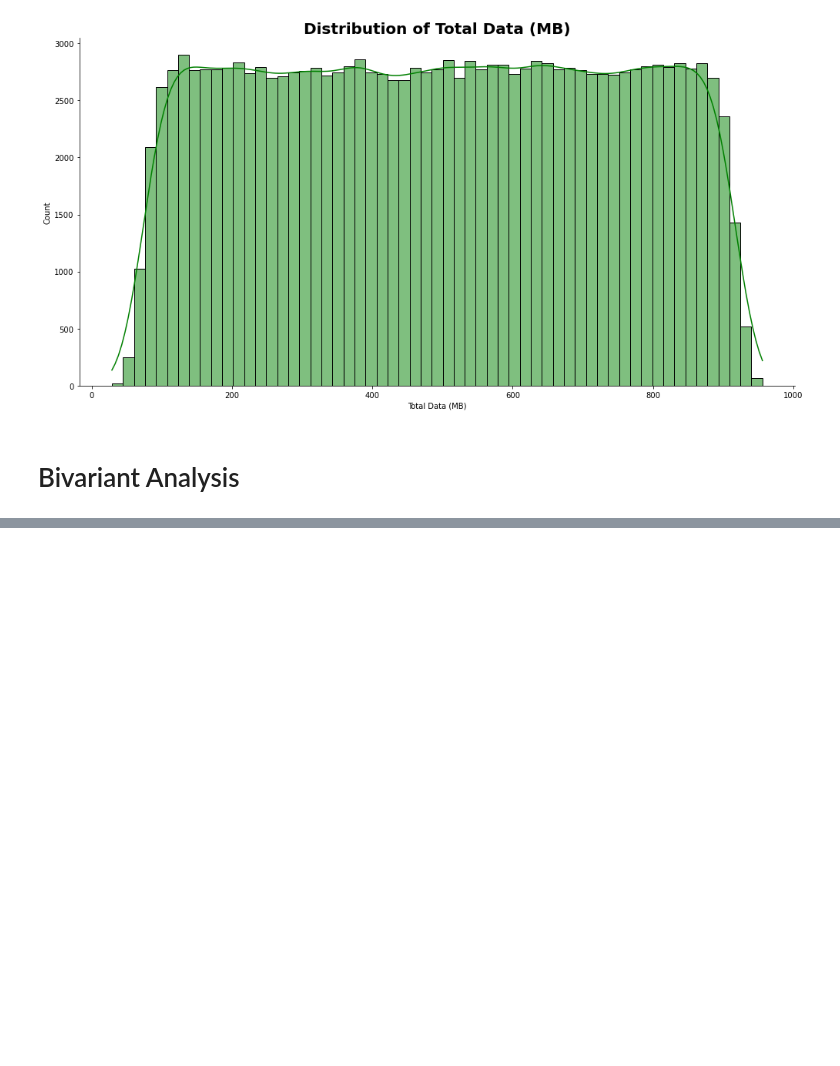
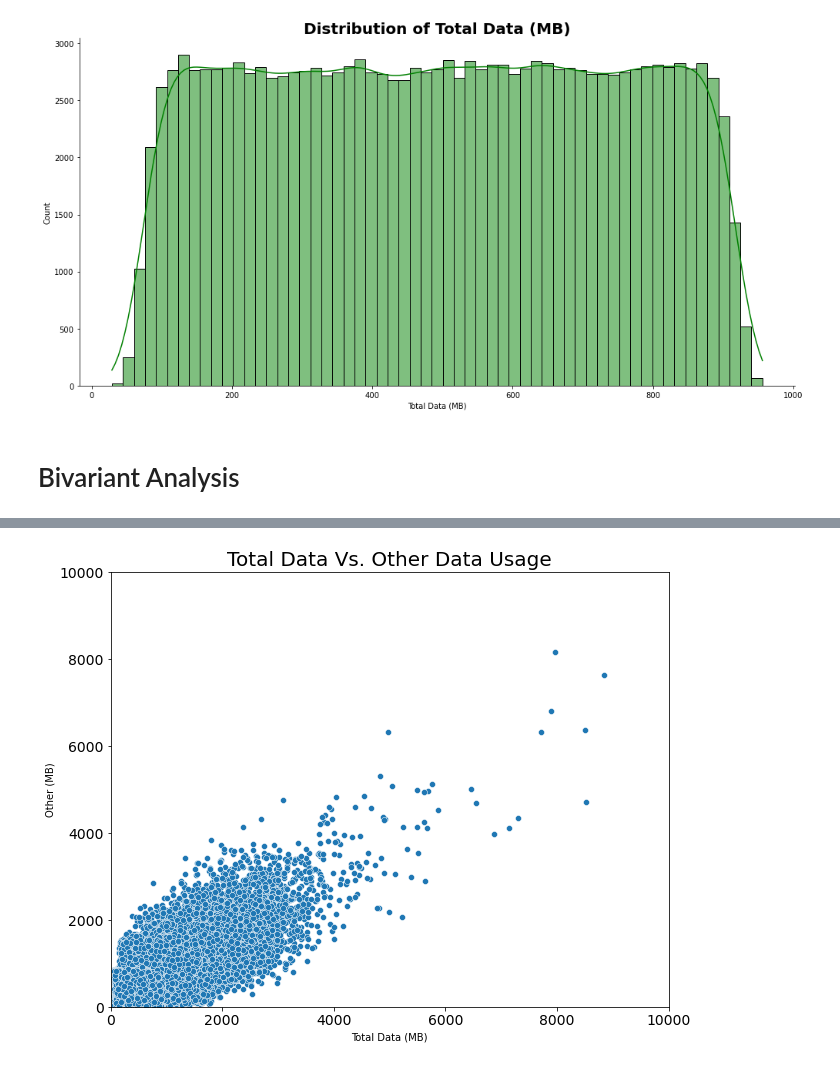
Before and after one commit to yonamg/Telecom-Data-Analysis, a Jupyter notebook: notebook/user_overview_analysis.ipynb, the cells around one changed output, grey strips where cells are left out. Cells and saved outputs as stored; diff of their text form; code cells hidden in the pictures; blank space fills up the shorter version.

```diff
--- a/notebook/user_overview_analysis.ipynb
+++ b/notebook/user_overview_analysis.ipynb
@@ -371,0 +387,4 @@ hist(explore_feature_df, 'Total Data (MB)', 'green')
+# %%
+plot_scatter(user, 'Total Data (MB)', 'Other (MB)', 'Total Data Vs. Other Data Usage', None, None)
+# %% [output]
+[figure, added]
```
Also changed, not shown: parts of 4 cells of this notebook.
